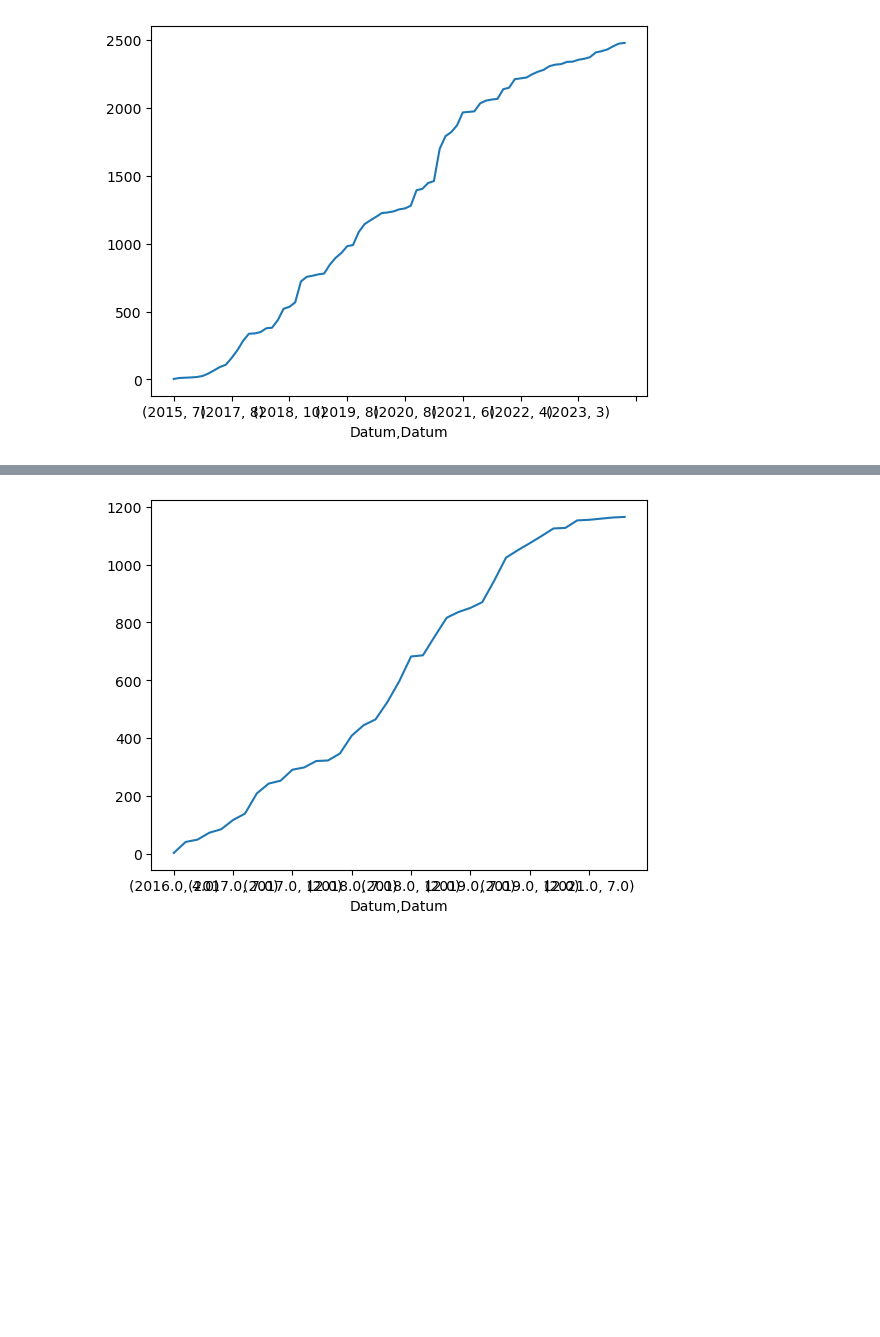
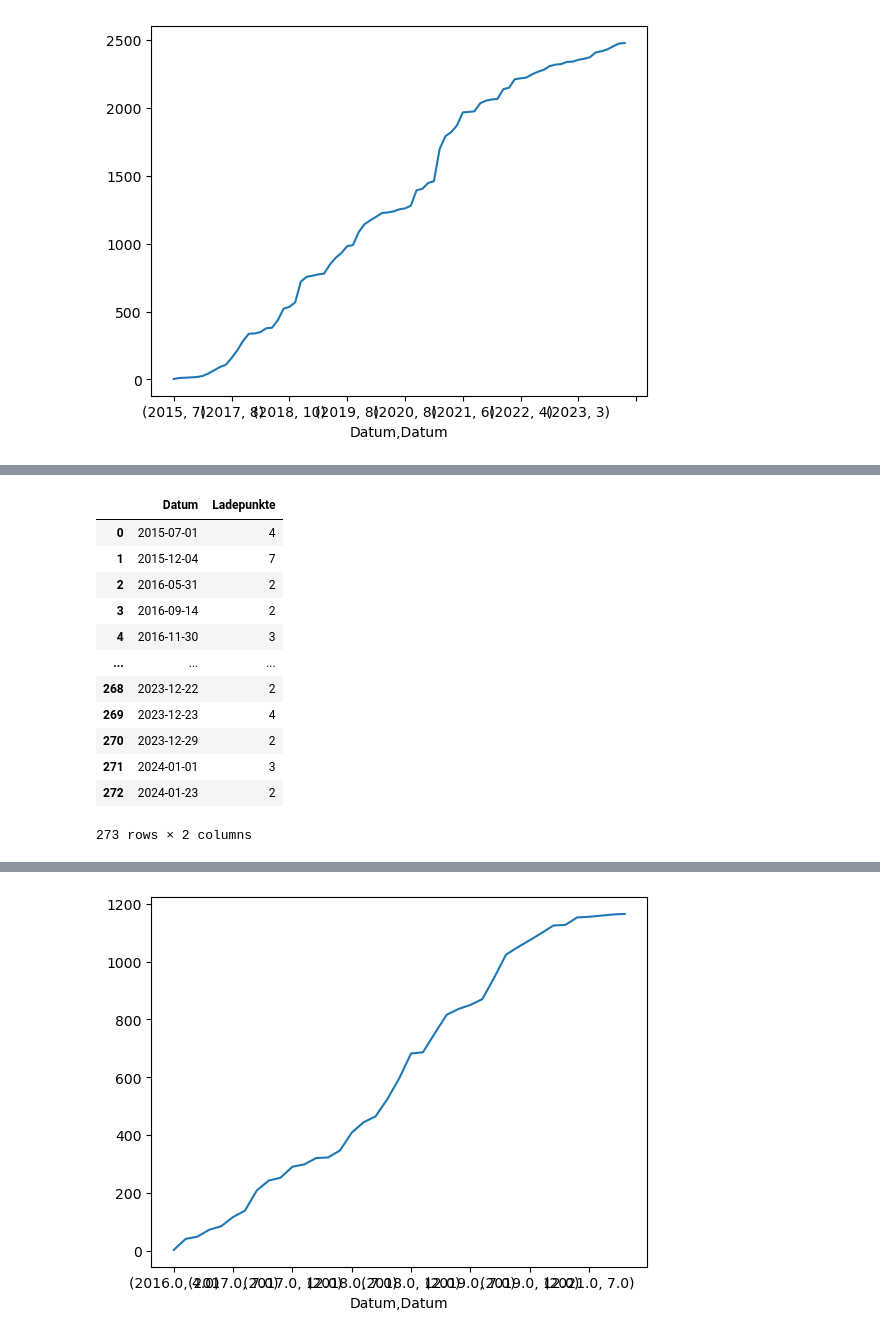
Before and after one commit to Kuroneko369/Muc_electro_vehicles, a Jupyter notebook: notebooks/ladestationen_georg.ipynb, the cells around one changed output, grey strips where cells are left out. Saved outputs shown, nothing was run; the diff lists cells and outputs as text; code cells hidden in the pictures; blank space fills up the shorter version.

```diff
--- a/notebooks/ladestationen_georg.ipynb
+++ b/notebooks/ladestationen_georg.ipynb
@@ -98,0 +124,17 @@ plt.show()
+# %%
+df_BNA_dat = df_bna_red.groupby("Datum")["Ladepunkte"].sum().reset_index()
+df_BNA_dat
+# %% [output]
+|  | Datum | Ladepunkte |
+| 0 | 2015-07-01 | 4 |
+| 1 | 2015-12-04 | 7 |
+| 2 | 2016-05-31 | 2 |
+| 3 | 2016-09-14 | 2 |
+| 4 | 2016-11-30 | 3 |
+| ... | ... | ... |
+| 268 | 2023-12-22 | 2 |
+| 269 | 2023-12-23 | 4 |
+| 270 | 2023-12-29 | 2 |
+| 271 | 2024-01-01 | 3 |
+| 272 | 2024-01-23 | 2 |
+273 rows × 2 columns
```
Also changed, not shown: parts of 7 cells of this notebook, 1 other file.
